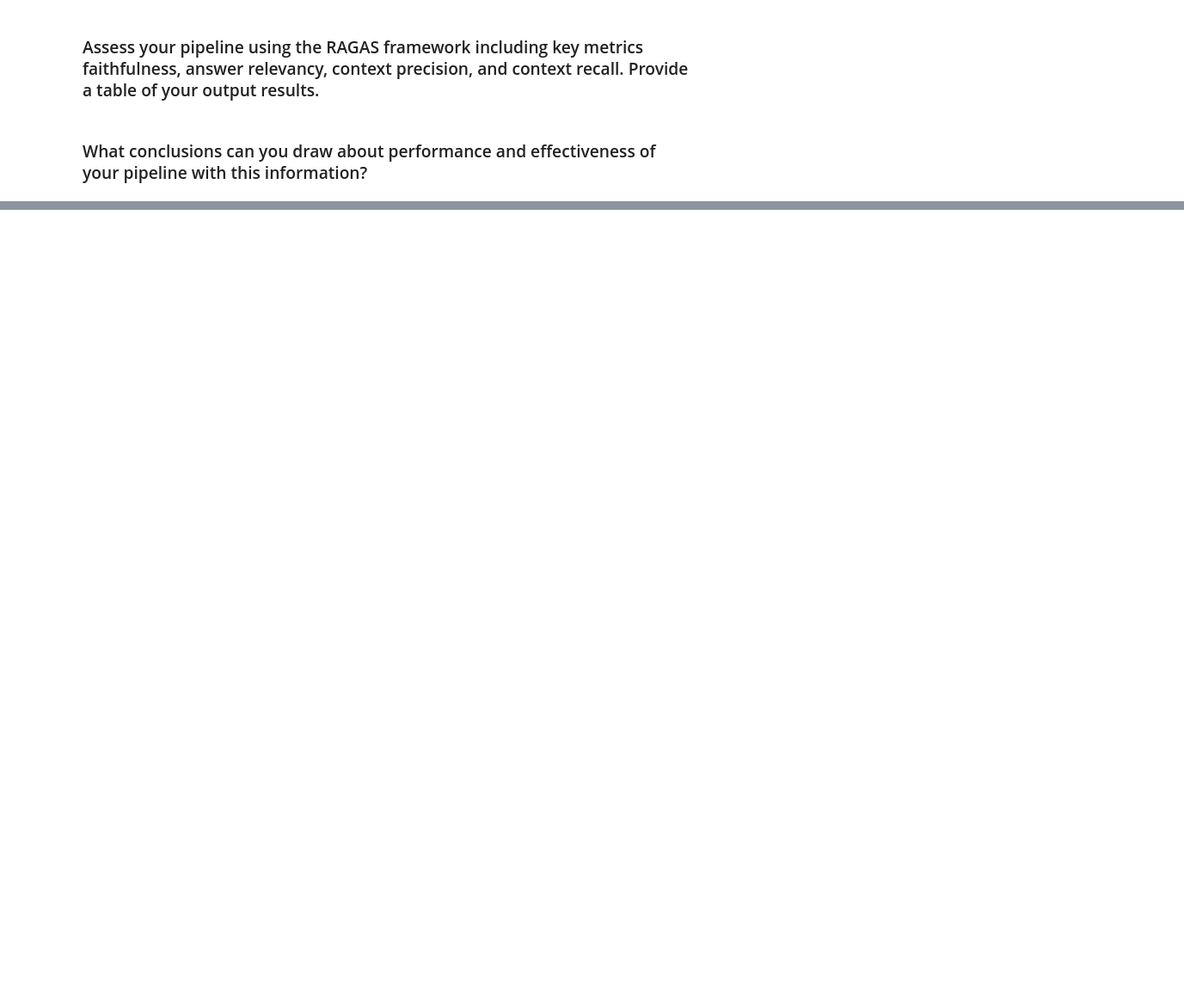
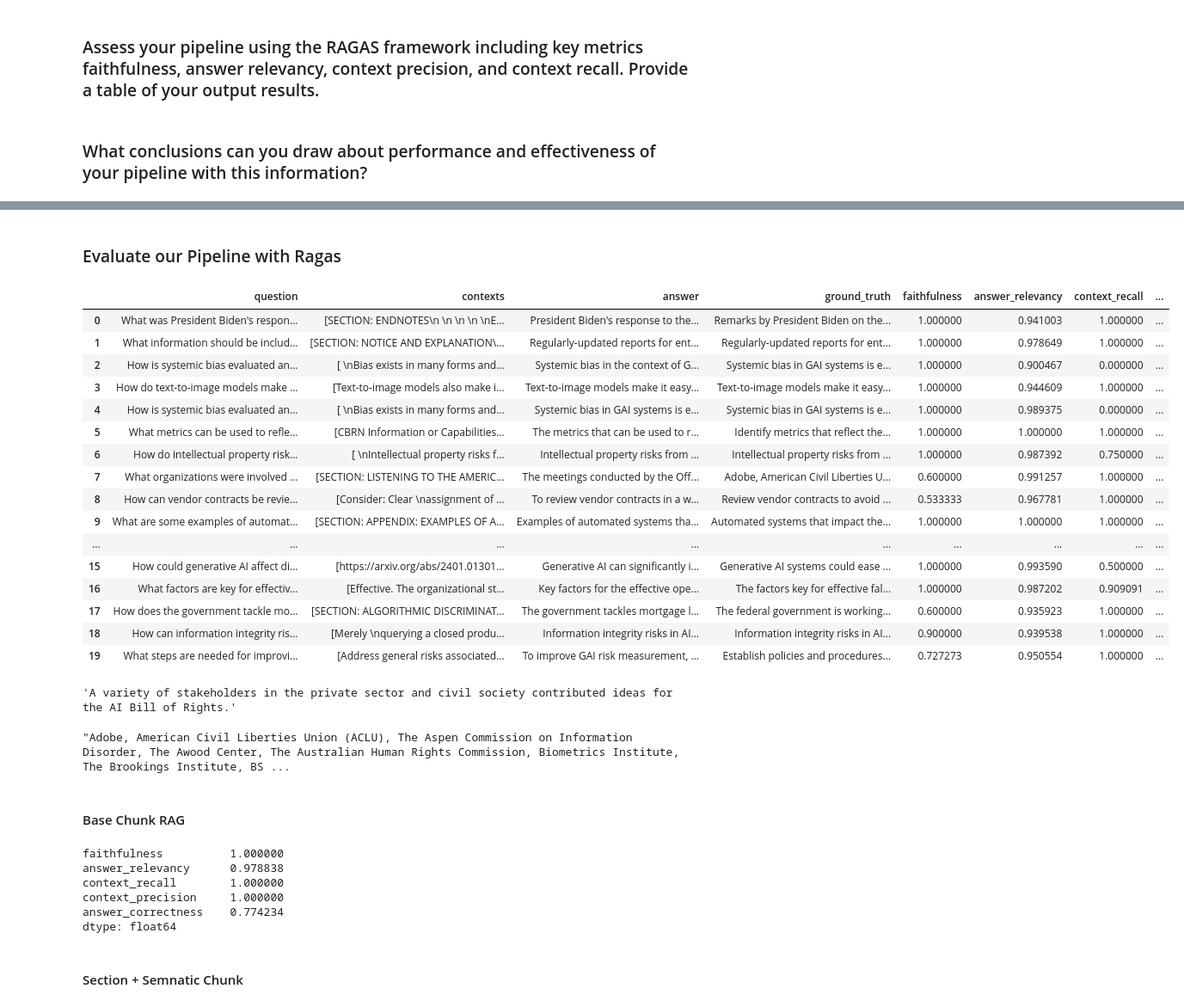
Before and after one commit to aaronsmoss3/aie4_midterm, a Jupyter notebook: midterm.ipynb, the cells around one changed output, grey strips where cells are left out. Shown: that part at 86% size. Drawn from its saved outputs; the diff is of its cells as text; code cells hidden in the pictures; blank space fills up the shorter version.

```diff
--- a/midterm.ipynb
+++ b/midterm.ipynb
@@ -618,0 +705,17 @@ results_df
+# %%
+answers = []
+contexts = []
+
+for question in test_questions:
+  response = ft_retrieval_augmented_qa_chain.invoke({"question" : question})
+  answers.append(response["response"].content)
+  contexts.append([context.page_content for context in response["context"]])
+# %%
+from datasets import Dataset
+
+response_dataset_1 = Dataset.from_dict({
+    "question" : test_questions,
+    "answer" : answers,
+    "contexts" : contexts,
+    "ground_truth" : test_groundtruths
+})
@@ -618,0 +732,63 @@ results_df
+# %% [markdown]
+### Evaluate our Pipeline with Ragas
+# %%
+from ragas import evaluate
+from ragas.metrics import (
+    faithfulness,
+    answer_relevancy,
+    answer_correctness,
+    context_recall,
+    context_precision,
+)
+
+metrics = [
+    faithfulness,
+    answer_relevancy,
+    context_recall,
+    context_precision,
+    answer_correctness,
+]
+# %%
+results = evaluate(response_dataset_1, metrics)
+# %%
+results_df_ft = results.to_pandas()
+results_df_ft
+# %% [output]
+|  | question | contexts | answer | ground_truth | faithfulness | answer_relevancy | context_recall | ... |
+| 0 | What was President Biden's respon... | [SECTION: ENDNOTES\n \n \n \n \nE... | President Biden's response to the... | Remarks by President Biden on the... | 1.000000 | 0.941003 | 1.000000 | ... |
+| 1 | What information should be includ... | [SECTION: NOTICE AND EXPLANATION\... | Regularly-updated reports for ent... | Regularly-updated reports for ent... | 1.000000 | 0.978649 | 1.000000 | ... |
+| 2 | How is systemic bias evaluated an... | [ \nBias exists in many forms and... | Systemic bias in the context of G... | Systemic bias in GAI systems is e... | 1.000000 | 0.900467 | 0.000000 | ... |
+| 3 | How do text-to-image models make ... | [Text-to-image models also make i... | Text-to-image models make it easy... | Text-to-image models make it easy... | 1.000000 | 0.944609 | 1.000000 | ... |
+| 4 | How is systemic bias evaluated an... | [ \nBias exists in many forms and... | Systemic bias in GAI systems is e... | Systemic bias in GAI systems is e... | 1.000000 | 0.989375 | 0.000000 | ... |
+| 5 | What metrics can be used to refle... | [CBRN Information or Capabilities... | The metrics that can be used to r... | Identify metrics that reflect the... | 1.000000 | 1.000000 | 1.000000 | ... |
+| 6 | How do intellectual property risk... | [ \nIntellectual property risks f... | Intellectual property risks from ... | Intellectual property risks from ... | 1.000000 | 0.987392 | 0.750000 | ... |
+| 7 | What organizations were involved ... | [SECTION: LISTENING TO THE AMERIC... | The meetings conducted by the Off... | Adobe, American Civil Liberties U... | 0.600000 | 0.991257 | 1.000000 | ... |
+| 8 | How can vendor contracts be revie... | [Consider: Clear \nassignment of ... | To review vendor contracts in a w... | Review vendor contracts to avoid ... | 0.533333 | 0.967781 | 1.000000 | ... |
+| 9 | What are some examples of automat... | [SECTION: APPENDIX: EXAMPLES OF A... | Examples of automated systems tha... | Automated systems that impact the... | 1.000000 | 1.000000 | 1.000000 | ... |
+| ... | ... | ... | ... | ... | ... | ... | ... | ... |
+| 15 | How could generative AI affect di... | [https://arxiv.org/abs/2401.01301... | Generative AI can significantly i... | Generative AI systems could ease ... | 1.000000 | 0.993590 | 0.500000 | ... |
+| 16 | What factors are key for effectiv... | [Effective. The organizational st... | Key factors for the effective ope... | The factors key for effective fal... | 1.000000 | 0.987202 | 0.909091 | ... |
+| 17 | How does the government tackle mo... | [SECTION: ALGORITHMIC DISCRIMINAT... | The government tackles mortgage l... | The federal government is working... | 0.600000 | 0.935923 | 1.000000 | ... |
+| 18 | How can information integrity ris... | [Merely \nquerying a closed produ... | Information integrity risks in AI... | Information integrity risks in AI... | 0.900000 | 0.939538 | 1.000000 | ... |
+| 19 | What steps are needed for improvi... | [Address general risks associated... | To improve GAI risk measurement, ... | Establish policies and procedures... | 0.727273 | 0.950554 | 1.000000 | ... |
+# %%
+results_df_ft.iloc[14]['answer']
+# %% [output]
+'A variety of stakeholders in the private sector and civil society contributed ideas for the AI Bill of Rights.'
+# %%
+results_df_ft.iloc[14]['ground_truth']
+# %% [output]
+"Adobe, American Civil Liberties Union (ACLU), The Aspen Commission on Information Disorder, The Awood Center, The Australian Human Rights Commission, Biometrics Institute, The Brookings Institute, BS ...
+# %% [markdown]
+#### Base Chunk RAG
+# %%
+base_results_df.iloc[:,4:].median()
+# %% [output]
+faithfulness          1.000000
+answer_relevancy      0.978838
+context_recall        1.000000
+context_precision     1.000000
+answer_correctness    0.774234
+dtype: float64
+# %% [markdown]
+#### Section + Semnatic Chunk
```
Also changed, not shown: parts of 62 cells of this notebook.
